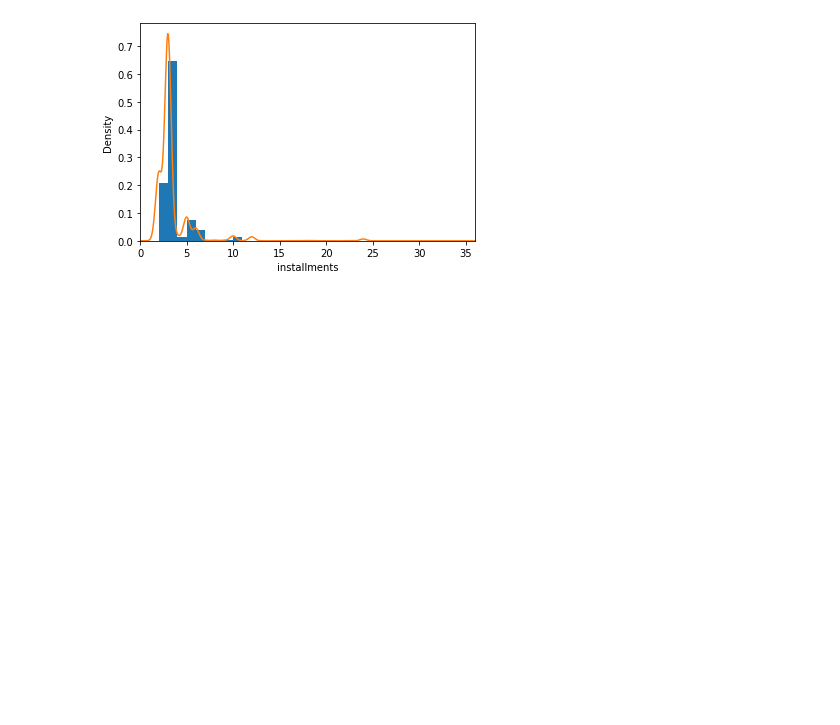
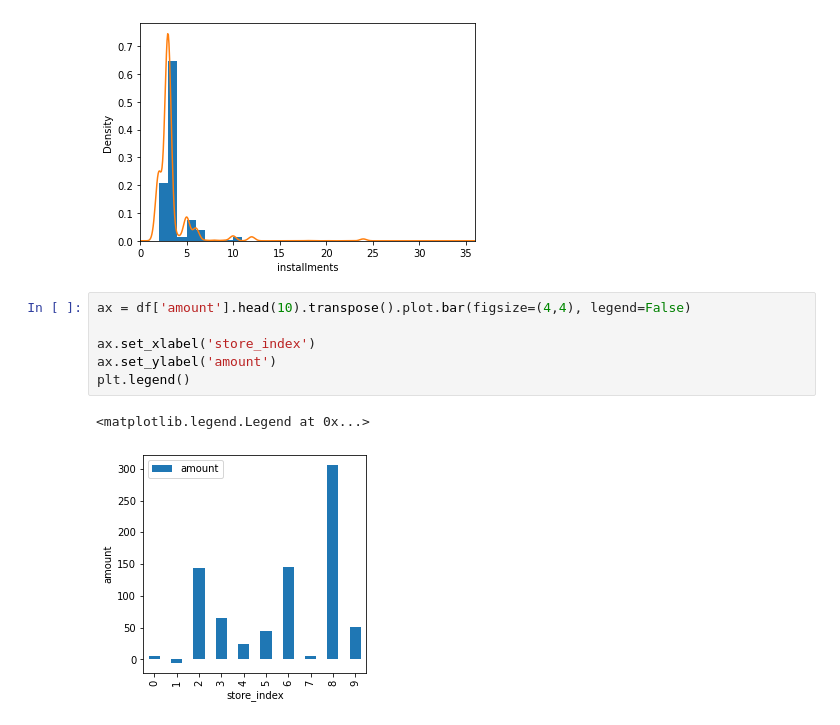
Before and after one commit to for-Statistics/Basic_statistic, a Jupyter notebook: 김선기/Stats_02.ipynb, the cells around one changed output. Drawn from its saved outputs; the diff is of its cells as text; blank space fills up the shorter version.

```diff
--- a/김선기/Stats_02.ipynb
+++ b/김선기/Stats_02.ipynb
@@ -247,3 +250,12 @@ ax.set_xlabel('installments')
 # %% [output]
 Text(0.5, 0, 'installments')
 [figure]
+# %%
+ax = df['amount'].head(10).transpose().plot.bar(figsize=(4,4), legend=False)
+
+ax.set_xlabel('store_index')
+ax.set_ylabel('amount')
+plt.legend()
+# %% [output]
+<matplotlib.legend.Legend at 0x...>
+[figure, added]
```
Also changed, not shown: parts of 5 cells of this notebook.
